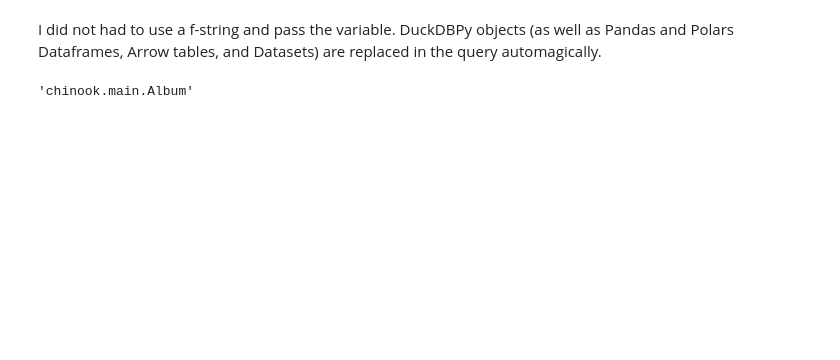
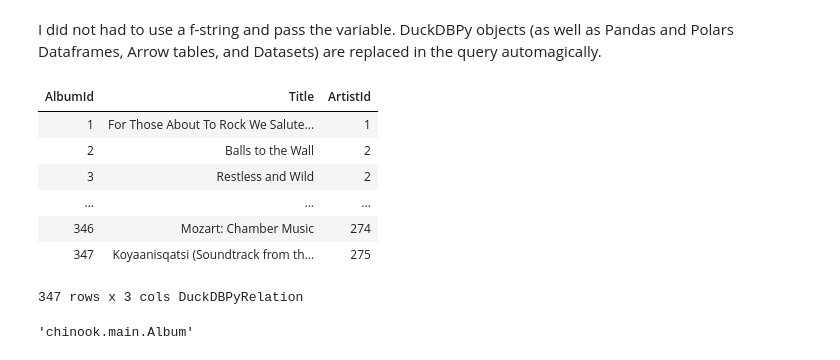
Before and after one commit to fredguth/fastduck, a Jupyter notebook: nbs/00_core.ipynb, the cells around one changed output. Saved outputs shown, nothing was run; the diff lists cells and outputs as text; code cells hidden in the pictures; blank space fills up the shorter version.

```diff
--- a/nbs/00_core.ipynb
+++ b/nbs/00_core.ipynb
@@ -596,7 +605,16 @@ db.sql("select * from a")
 # %% [markdown]
 I did not had to use a f-string and pass the variable.  DuckDBPy objects (as well as Pandas and Polars Dataframes, Arrow tables, and Datasets) are replaced in the query automagically.
 # %%
-# db.sql(f"select * from {a}")
+db.sql(f"select * from {a}")
+# %% [output]
+| AlbumId | Title | ArtistId |
+| 1 | For Those About To Rock We Salute... | 1 |
+| 2 | Balls to the Wall | 2 |
+| 3 | Restless and Wild | 2 |
+| ... | ... | ... |
+| 346 | Mozart: Chamber Music | 274 |
+| 347 | Koyaanisqatsi (Soundtrack from th... | 275 |
+347 rows x 3 cols DuckDBPyRelation
 # %%
 str(a)
 # %% [output]
```
Also changed, not shown: parts of 19 cells of this notebook, 3 other files.
